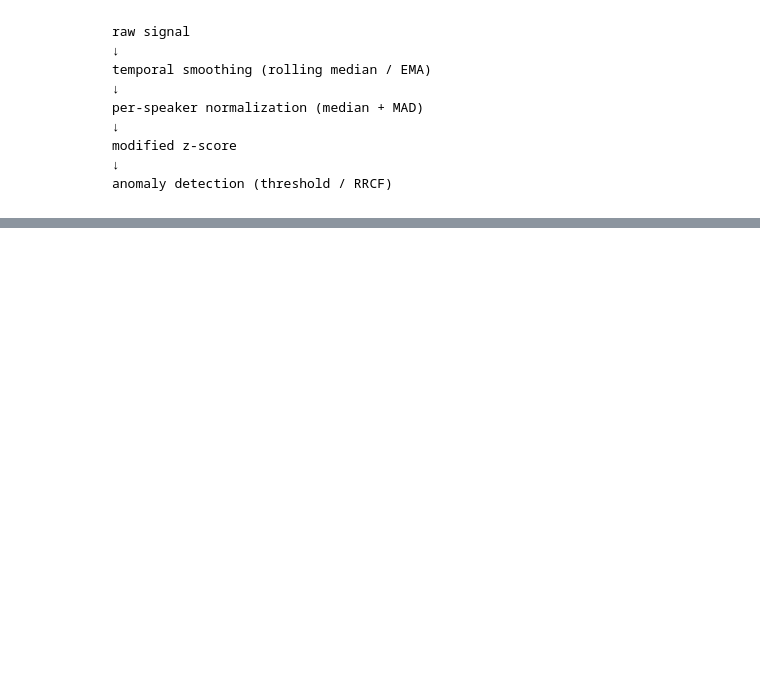
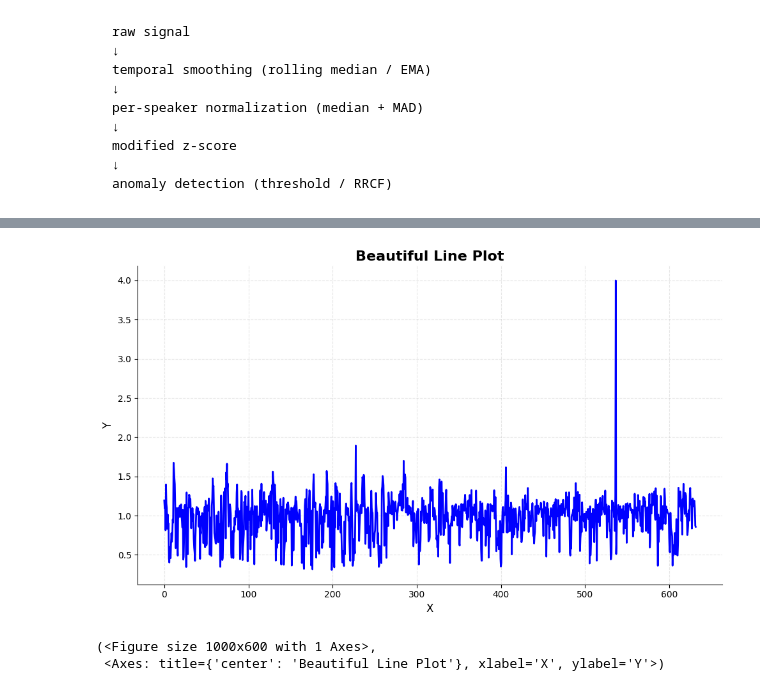
Before and after one commit to Ak62007/Multimodel-Reasoning, a Jupyter notebook: notebooks/feature_engineering.ipynb, the cells around one changed output, grey strips where cells are left out. Saved outputs shown, nothing was run; the diff lists cells and outputs as text; code cells hidden in the pictures; blank space fills up the shorter version.

```diff
--- a/notebooks/feature_engineering.ipynb
+++ b/notebooks/feature_engineering.ipynb
@@ -658,0 +649,4 @@ new_df[['Time', 'words']]
+# %%
+out = new_df[new_df['speaker'] == 'B']['words'].apply(lambda x : [ele for ele in x if ele != '[*]'] if isinstance(x, list) else [])
+out = out.apply(lambda x: len(x)/0.5)
+out
@@ -658,0 +666,2 @@ new_df[['Time', 'words']]
+# %%
+new_df.loc[out.index, 'wps'] = out.values
@@ -672,0 +690,3 @@ anomaly detection (threshold / RRCF)
+# %%
+# let's make a copy
+new_df_copy = new_df
@@ -672,0 +705,10 @@ anomaly detection (threshold / RRCF)
+# %%
+spans = {
+    "blink_intensity": 3,
+    "gaze_magnitude": 6,
+    "jaw_magnitude": 4,
+    "smile_intensity": 8
+}
+
+for key, value in spans.items():
+    new_df_copy[f"{key}_smooth"] = new_df_copy[key].ewm(span=value, adjust=False).mean()
@@ -672,0 +725,6 @@ anomaly detection (threshold / RRCF)
+# %%
+plot_beautiful(x=new_df_copy['Time'], y=new_df_copy['gaze_magnitude'])
+# %% [output]
+[figure, added]
+(<Figure size 1000x600 with 1 Axes>,
+ <Axes: title={'center': 'Beautiful Line Plot'}, xlabel='X', ylabel='Y'>)
```
Also changed, not shown: parts of 17 cells of this notebook.
